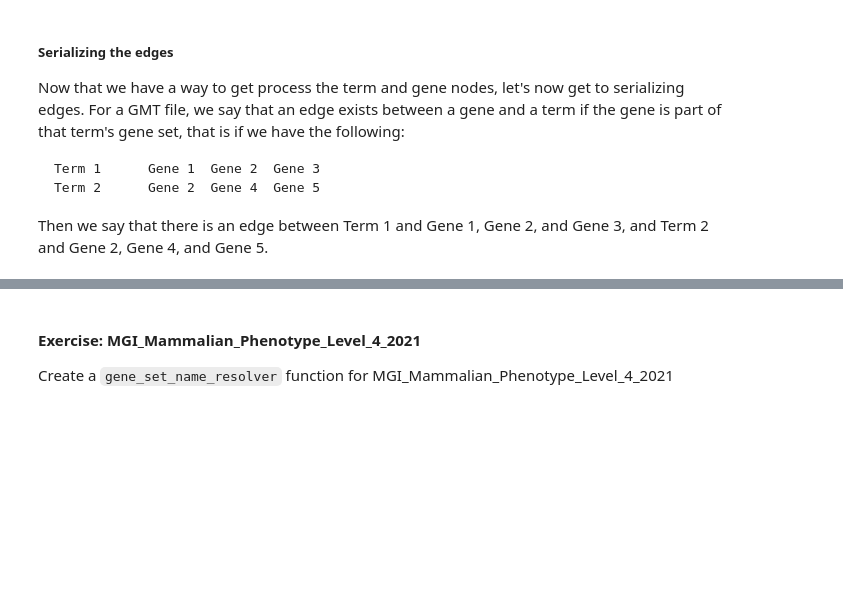
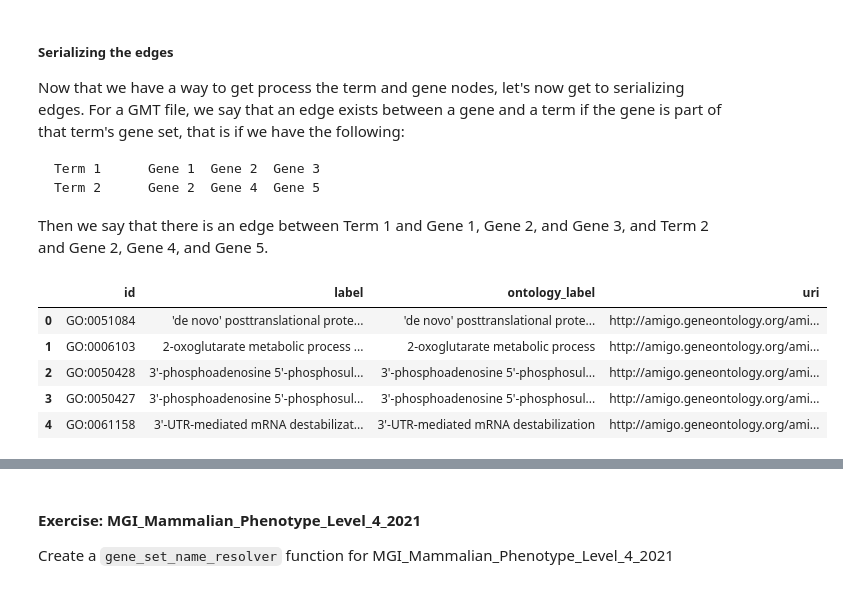
Before and after one commit to sc01619/KnowledgeGraphDemo, a Jupyter notebook: notebooks/serialization.ipynb, the cells around one changed output, grey strips where cells are left out. Drawn from its saved outputs; the diff is of its cells as text; code cells hidden in the pictures; blank space fills up the shorter version.

```diff
--- a/notebooks/serialization.ipynb
+++ b/notebooks/serialization.ipynb
@@ -251,0 +259,10 @@ get_gene_meta('H4-16')
+# %%
+node_df = pd.read_csv('./csv/GO Biological Process Term.nodes.csv')
+node_df.head()
+# %% [output]
+|  | id | label | ontology_label | uri |
+| 0 | GO:0051084 | 'de novo' posttranslational prote... | 'de novo' posttranslational prote... | http://amigo.geneontology.org/ami... |
+| 1 | GO:0006103 | 2-oxoglutarate metabolic process ... | 2-oxoglutarate metabolic process | http://amigo.geneontology.org/ami... |
+| 2 | GO:0050428 | 3'-phosphoadenosine 5'-phosphosul... | 3'-phosphoadenosine 5'-phosphosul... | http://amigo.geneontology.org/ami... |
+| 3 | GO:0050427 | 3'-phosphoadenosine 5'-phosphosul... | 3'-phosphoadenosine 5'-phosphosul... | http://amigo.geneontology.org/ami... |
+| 4 | GO:0061158 | 3'-UTR-mediated mRNA destabilizat... | 3'-UTR-mediated mRNA destabilization | http://amigo.geneontology.org/ami... |
```
Also changed, not shown: parts of 16 cells of this notebook, 3 other files.
